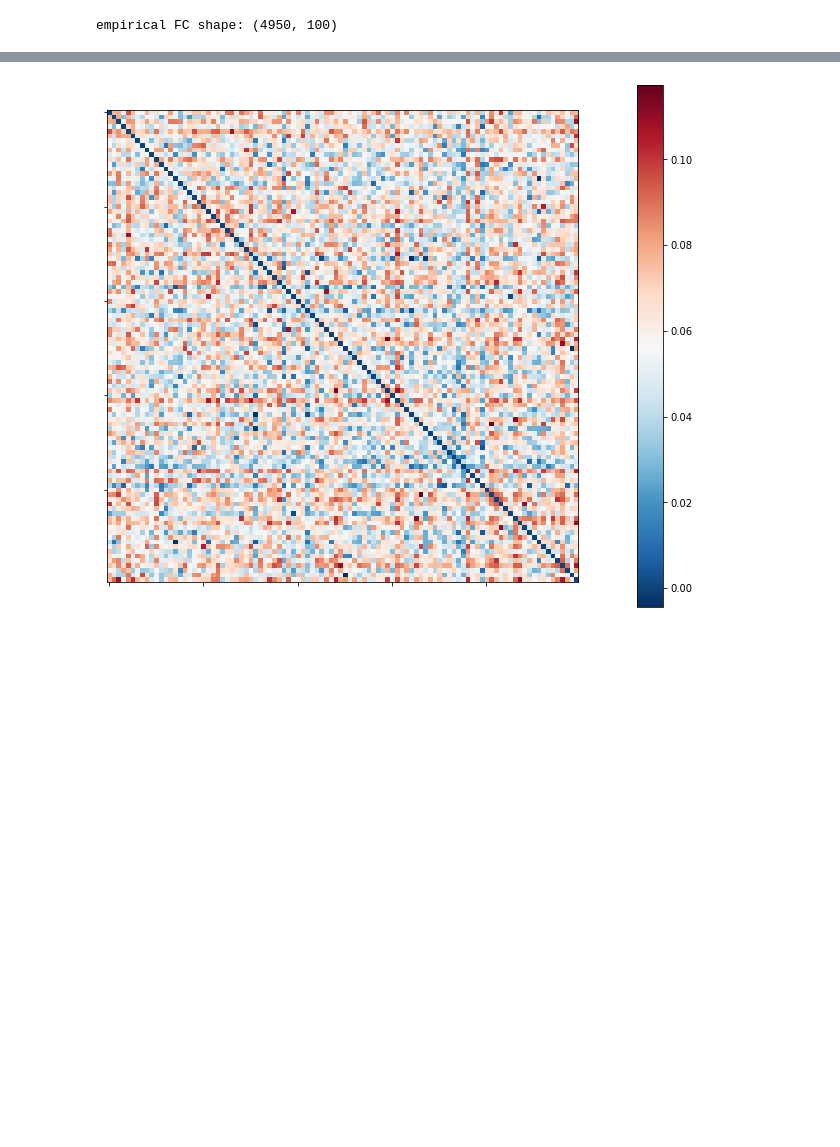
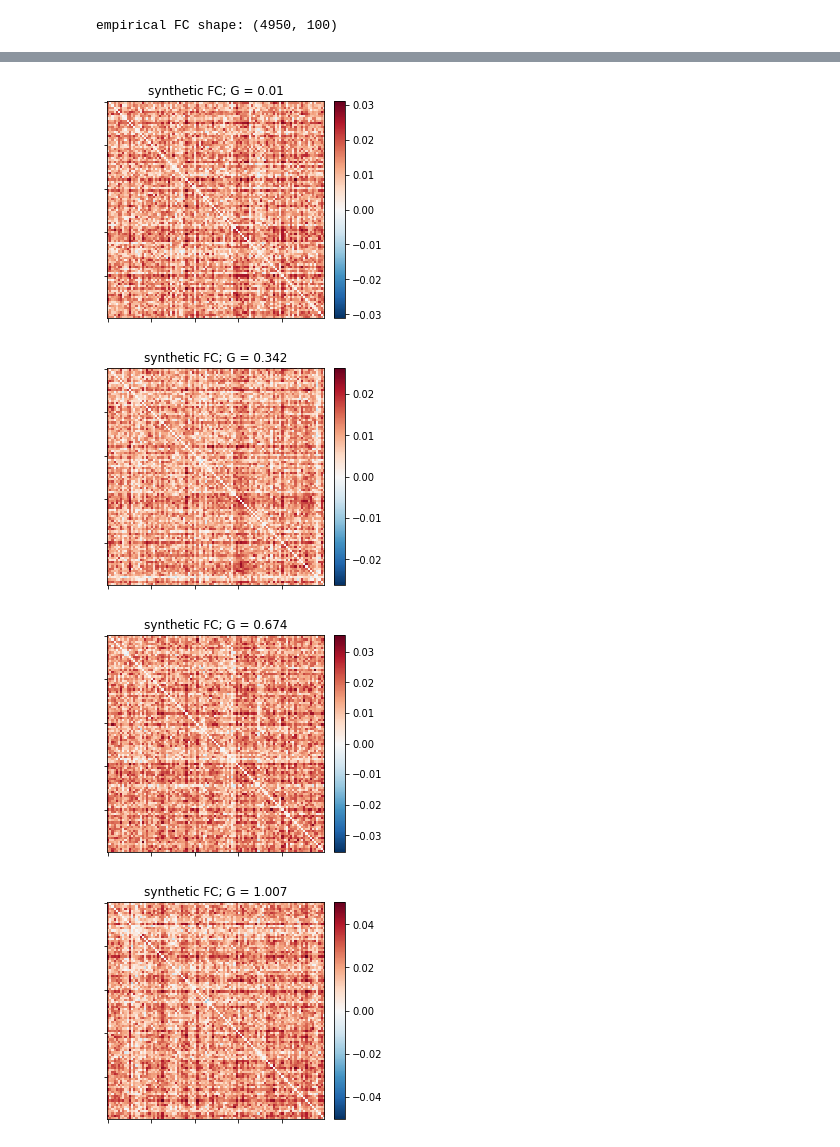
Before and after one commit to hannatolle/brain-models, a Jupyter notebook: brain_modeling.ipynb, the cells around one changed output, grey strips where cells are left out. Saved outputs shown, nothing was run; the diff lists cells and outputs as text; code cells hidden in the pictures; blank space fills up the shorter version.

```diff
--- a/brain_modeling.ipynb
+++ b/brain_modeling.ipynb
@@ -263,13 +318,12 @@ ax1.set_title('empirical');
-# %%
-# test run with the default (consensus) structural connectivity matrix, provided by FastDMF
-a = dmf.run(dmf.default_params(), 120000)
-
-# compute synthetic FC
-b = conn_measure2d.fit_transform([a.transpose()]).squeeze()
-np.fill_diagonal(b, 0)
-
-# plot synthetic FC
-fig, ax0 = plt.subplots(1, 1, figsize=(10, 12));
-plotting.plot_matrix(b, colorbar=True, axes=ax0);
-# %% [output]
-[figure, removed]
+# %%
+# try a range of different Gs for exampleSub
+ms = 120000
+Gs = np.linspace(0.01, 3, 10)
+for g in Gs:
+    model = BrainModel(C=empirical_SC[exampleSub])
+    model.testrun(ms, G=g, plots=[0,1])
+# %% [output]
+[figure, added]
+[figure, added]
+[figure, added]
+[figure, added]
```
Also changed, not shown: parts of 8 cells of this notebook.
